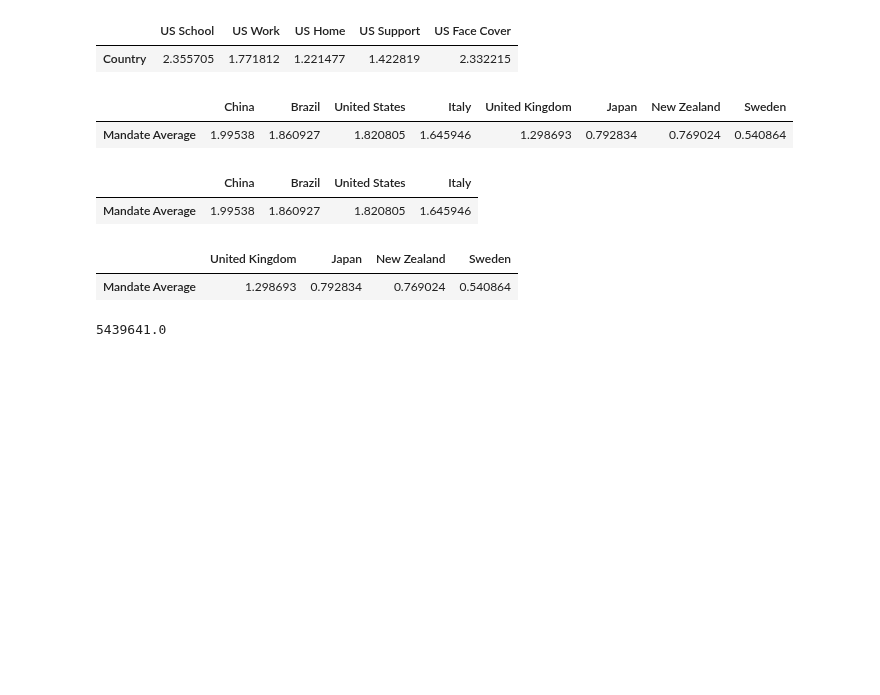
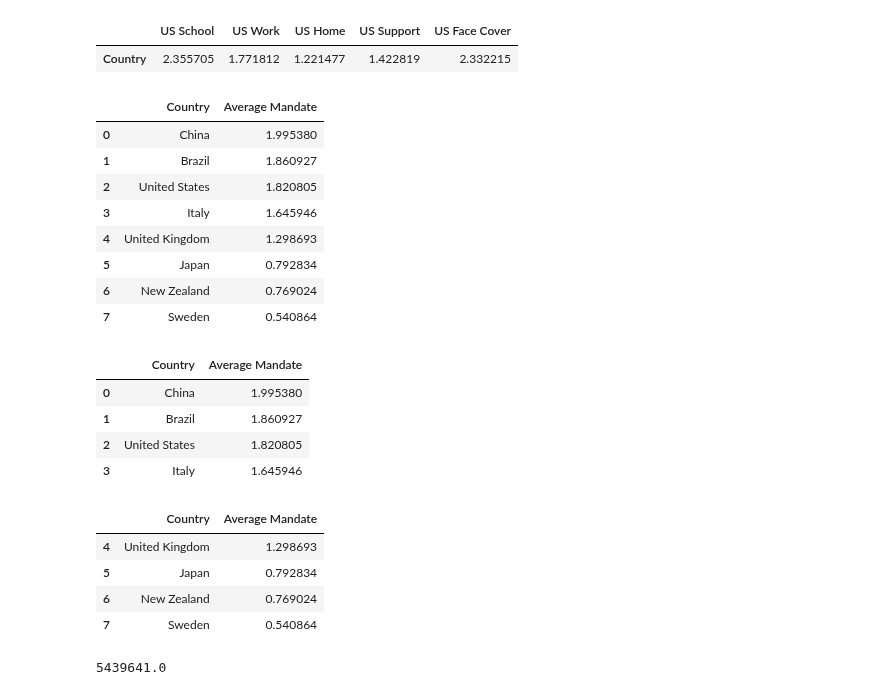
Before and after one commit to rejane-b/Project_1, a Jupyter notebook: Rankings.ipynb, the cells around one changed output. Saved outputs shown, nothing was run; the diff lists cells and outputs as text; code cells hidden in the pictures; blank space fills up the shorter version.

```diff
--- a/Rankings.ipynb
+++ b/Rankings.ipynb
@@ -266,30 +266,45 @@ us_df
 |  | US School | US Work | US Home | US Support | US Face Cover |
 | Country | 2.355705 | 1.771812 | 1.221477 | 1.422819 | 2.332215 |
 # %%
-total = {'China':[china_total],'Brazil':[brazil_total],'United States':[us_total],'Italy':[italy_total],
-         'United Kingdom':[uk_total],'Japan':[japan_total],'New Zealand':[nz_total],'Sweden':[meatball_total]}
+total = {'Country':['China','Brazil','United States','Italy','United Kingdom'
+                   ,'Japan','New Zealand','Sweden'],
+         'Average Mandate':[china_total, brazil_total, us_total, italy_total,
+                           uk_total,japan_total, nz_total, meatball_total]}
 
 
-sum_df = pd.DataFrame(index=['Mandate Average'],data = total)
+sum_df = pd.DataFrame(total)
 
-sum_df.head()
+sum_df
 # %% [output]
-|  | China | Brazil | United States | Italy | United Kingdom | Japan | New Zealand | Sweden |
-| Mandate Average | 1.99538 | 1.860927 | 1.820805 | 1.645946 | 1.298693 | 0.792834 | 0.769024 | 0.540864 |
+|  | Country | Average Mandate |
+| 0 | China | 1.995380 |
+| 1 | Brazil | 1.860927 |
+| 2 | United States | 1.820805 |
+| 3 | Italy | 1.645946 |
+| 4 | United Kingdom | 1.298693 |
+| 5 | Japan | 0.792834 |
+| 6 | New Zealand | 0.769024 |
+| 7 | Sweden | 0.540864 |
 # %%
 #1.4 was the mean of the 50% column above on .describe(), making the df below the Strict countries
-strict_df = sum_df[['China','Brazil','United States','Italy']]
+strict_df = sum_df.loc[sum_df['Average Mandate']>=1.4]
 strict_df
 # %% [output]
-|  | China | Brazil | United States | Italy |
-| Mandate Average | 1.99538 | 1.860927 | 1.820805 | 1.645946 |
+|  | Country | Average Mandate |
+| 0 | China | 1.995380 |
+| 1 | Brazil | 1.860927 |
+| 2 | United States | 1.820805 |
+| 3 | Italy | 1.645946 |
 # %%
 ##1.4 was the mean of the 50% column above on .describe(), making the df below the relax countries
-lax_df = sum_df[['United Kingdom','Japan','New Zealand','Sweden']]
+lax_df = sum_df.loc[sum_df['Average Mandate']<=1.4]
 lax_df
 # %% [output]
-|  | United Kingdom | Japan | New Zealand | Sweden |
-| Mandate Average | 1.298693 | 0.792834 | 0.769024 | 0.540864 |
+|  | Country | Average Mandate |
+| 4 | United Kingdom | 1.298693 |
+| 5 | Japan | 0.792834 |
+| 6 | New Zealand | 0.769024 |
+| 7 | Sweden | 0.540864 |
 # %%
 brazil= data.loc[data['CountryName']=='Brazil']
 brazil_max = brazil['ConfirmedCases'].max()
```
Also changed, not shown: parts of 7 cells of this notebook.
